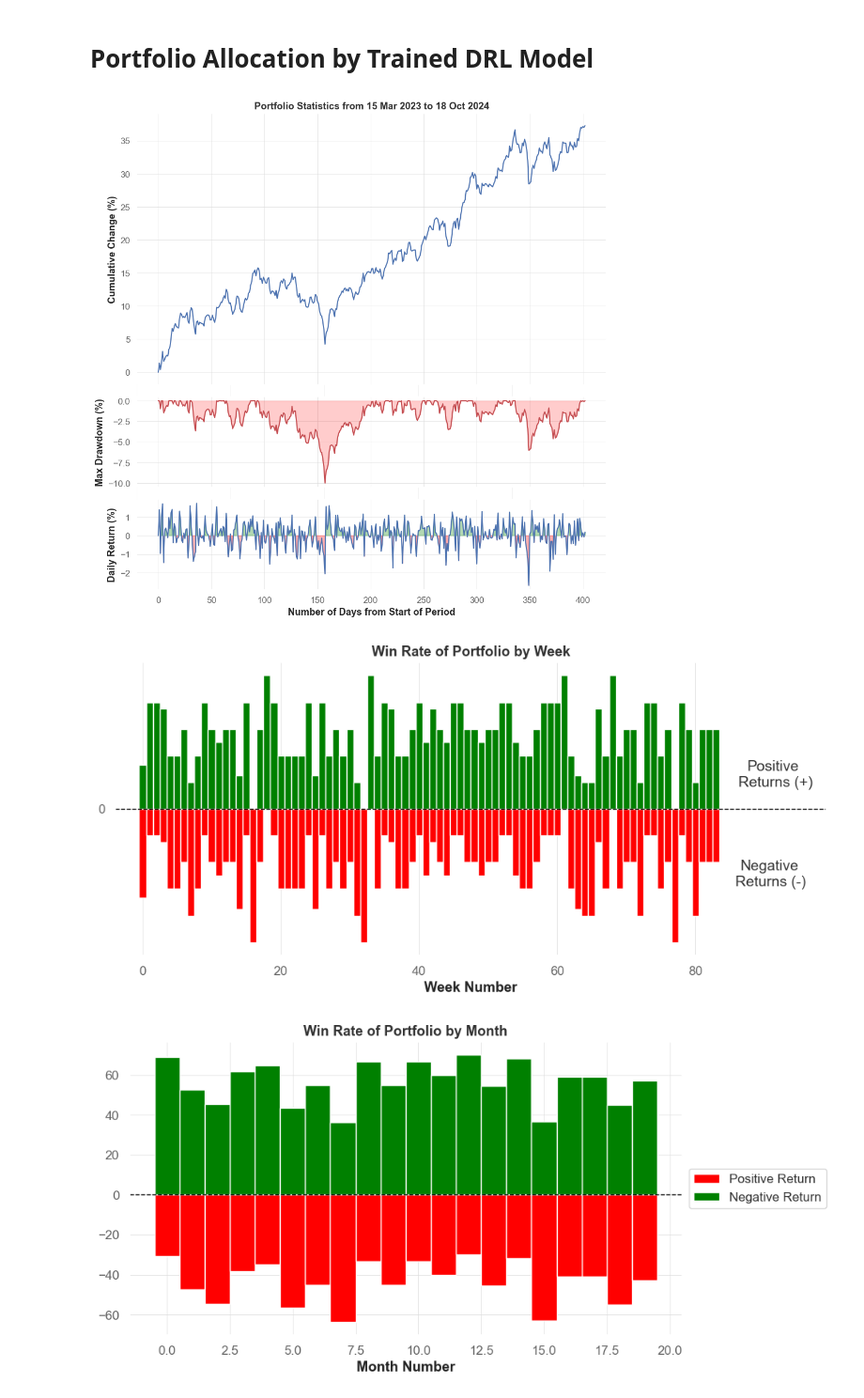
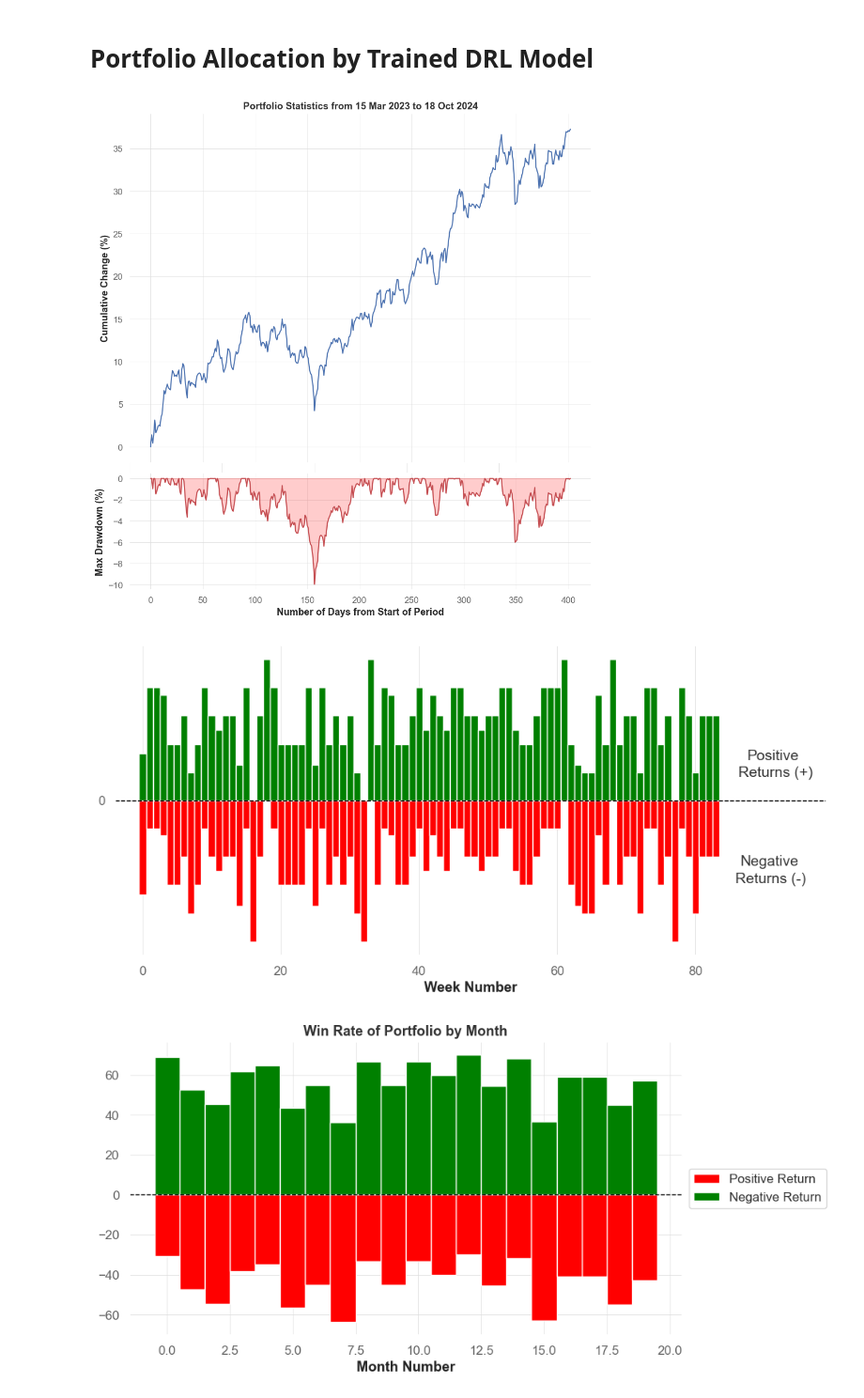
Before and after one commit to haonanah/DSE4212, a Jupyter notebook: Model Pipeline/Model Pipeline 191024 (Latest).ipynb, the cells around one changed output. Shown at 94% size. Cells and saved outputs as stored; diff of their text form; code cells hidden in the pictures.

```diff
--- a/Model Pipeline/Model Pipeline 191024 (Latest).ipynb
+++ b/Model Pipeline/Model Pipeline 191024 (Latest).ipynb
@@ -747,49 +747,50 @@ metrics_train_plot = transform_df(metrics_train)
 metrics_test_plot = transform_df(metrics_test)
 
 def qs_plotter(df):
-    fig, axs = plt.subplots(3, 1, figsize=(10, 10), sharex=True)
-    gs = gridspec.GridSpec(3, 1, height_ratios=[3, 1, 1])
+    fig, axs = plt.subplots(2, 1, figsize=(10, 10), sharex=True)
+    gs = gridspec.GridSpec(2, 1, height_ratios=[3, 1])
     for ax in axs:
         ax.tick_params(axis='both', which='both', labelbottom=False, labelleft=False)
     df['date'] = pd.to_datetime(df['date'])
     df['date'] = df['date'].dt.strftime("%d %b %Y")
     earliest_date = df['date'][0]
     latest_date = df['date'][len(df)-1]
     ax1 = fig.add_subplot(gs[0])  # Larger subplot
     ax1.plot(df['row_number'], df["cumulative_change"], "b", label='Cumulative Change')
     ax1.tick_params(axis='x', which='both', labelbottom=False, labelleft=False)
     ax1.set_ylabel("Cumulative Change (%)", fontweight='bold')
 
     ax2 = fig.add_subplot(gs[1])  # Smaller subplot
     ax2.plot(df['row_number'], df["max_drawdown"], "r", label='Max Drawdown')
     ax2.fill_between(df['row_number'], df["max_drawdown"], 0,
                     color='red', alpha=0.2)
     ax2.set_ylabel("Max Drawdown (%)", fontweight='bold')
-    ax2.tick_params(axis='x', which='both', labelbottom=False, labelleft=False)
-
-    ax3 = fig.add_subplot(gs[2])  # Smaller subplot
-    ax3.plot(df['row_number'], df["returns"]*100, "b")
-    ax3.set_ylabel("Daily Return (%)", fontweight='bold')
-    ax3.set_xlabel("Number of Days from Start of Period", fontweight='bold')
-    ax3.fill_between(df['row_number'], df["returns"] * 100, 0,
-                     where=(df["returns"] * 100 > 0), color='green', alpha=0.3)
-    ax3.fill_between(df['row_number'], df["returns"] * 100, 0,
-                     where=(df["returns"] * 100 < 0), color='red', alpha=0.3)
+    # ax2.tick_params(axis='x', which='both', labelbottom=False, labelleft=False)
+    ax2.set_xlabel("Number of Days from Start of Period", fontweight='bold')
+    # ax3 = fig.add_subplot(gs[2])  # Smaller subplot
+    # ax3.plot(df['row_number'], df["returns"]*100, "b")
+    # ax3.set_ylabel("Daily Return (%)", fontweight='bold')
+    # ax3.set_xlabel("Number of Days from Start of Period", fontweight='bold')
+    # ax3.fill_between(df['row_number'], df["returns"] * 100, 0,
+    #                  where=(df["returns"] * 100 > 0), color='green', alpha=0.3)
+    # ax3.fill_between(df['row_number'], df["returns"] * 100, 0,
+    #                  where=(df["returns"] * 100 < 0), color='red', alpha=0.3)
     plt.tight_layout()
     ax1.set_title(f"Portfolio Statistics from {earliest_date} to {latest_date}", fontweight='bold')
     plt.close()
     return fig
 
 plot1 = qs_plotter(metrics_rl_plot)
 plot2 = qs_plotter(metrics_train_plot)
 plot3 = qs_plotter(metrics_test_plot)
 
 plot1
 # %% [output]
-[figure, old version]
+[figure, new version]
 # %%
+metrics_rl_plot['date'] = pd.to_datetime(metrics_rl_plot['date'])
 metrics_rl_plot_monthly = (
-    metrics_rl.groupby(pd.Grouper(key='date', freq='W'))
+    metrics_rl_plot.groupby(pd.Grouper(key='date', freq='W'))
     .agg(positive_returns=('returns', lambda x: (x > 0).sum()),  # Count positive returns
          total_days =('returns', 'size'))  # Count total weeks
     .reset_index()
@@ -823,7 +824,7 @@ ax.axhline(0, color='black', linewidth=1, linestyle='--')
 
 # Set axis labels and title
 ax.set_xlabel("Week Number", fontweight='bold')
-ax.set_title("Win Rate of Portfolio by Week", fontweight='bold')
+# ax.set_title("Win Rate of Portfolio by Week", fontweight='bold')
 ax.set_yticks([0])  # Only show tick at 0
 ax.set_yticklabels([0])  # Set the label for the tick
 
@@ -839,7 +840,7 @@ ax.set_xlim(left=-4, right=99)
 plt.tight_layout()
 plt.show()
 # %% [output]
-[figure, old version]
+[figure, new version]
 # %%
 metrics_rl_plot_monthly = (
     metrics_rl.groupby(pd.Grouper(key='date', freq='M'))
```
